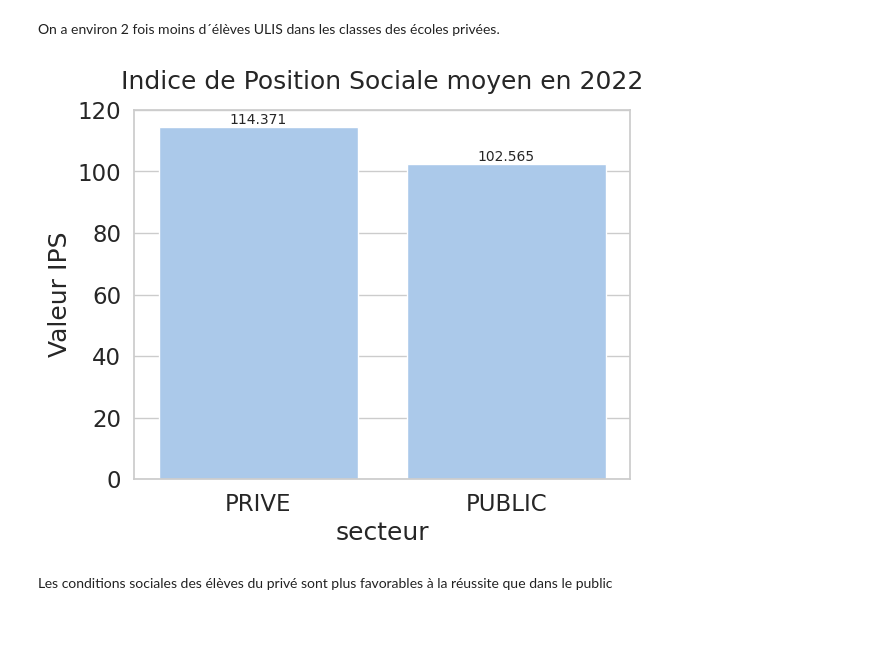
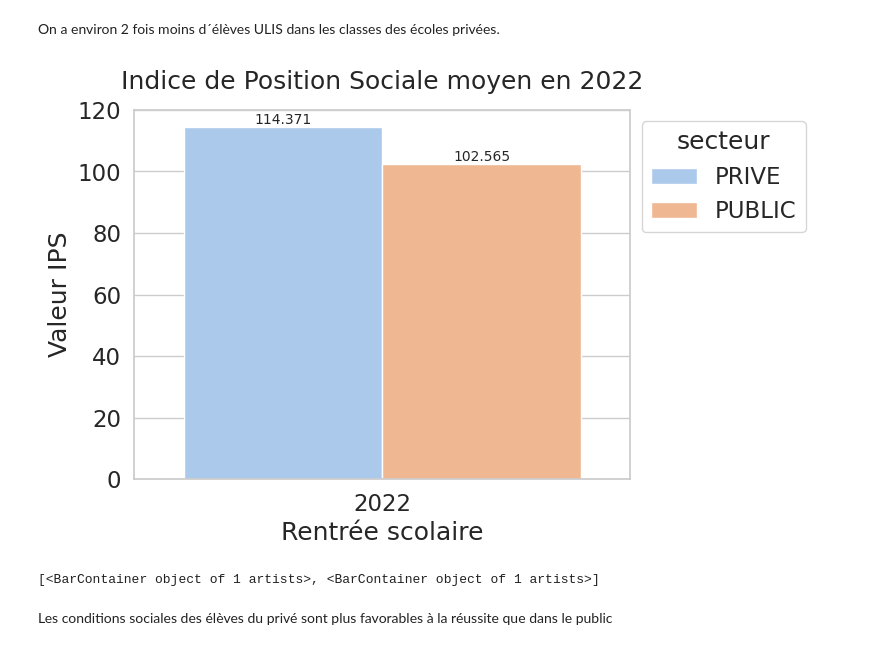
Before and after one commit to barrmath/data_educ, a Jupyter notebook: Analyse finale.ipynb, the cells around one changed output. Drawn from its saved outputs; the diff is of its cells as text; code cells hidden in the pictures.

Commit message:
prep_lycee modifier pour avoir un meilleur nom de serie + ajout de graphe dans analyse

```diff
--- a/Analyse finale.ipynb
+++ b/Analyse finale.ipynb
@@ -100,14 +97,18 @@ plt.show()
 On a environ 2 fois moins d´élèves ULIS dans les classes des écoles privées.
 # %%
 fig,ax = plt.subplots()
-sns.barplot(data=ecole,x='secteur', y="IPS",ax=ax,estimator="mean",errorbar=None)
+sns.barplot(data=ecole[ecole['Rentrée scolaire']>2021],x='Rentrée scolaire', y="IPS",hue='secteur',ax=ax,estimator="mean",errorbar=None)
 ax.set_title("Indice de Position Sociale moyen en 2022",pad=15)
 ax.set_ylabel("Valeur IPS")
 ax.bar_label(ax.containers[0], fontsize=10)
+ax.bar_label(ax.containers[1], fontsize=10)
+sns.move_legend(ax, "upper left", bbox_to_anchor=(1, 1))
 ax.set_ylim(0)
 plt.show()
+print(ax.containers)
 # %% [output]
-[figure, old version]
+[figure, new version]
+[<BarContainer object of 1 artists>, <BarContainer object of 1 artists>]
 # %% [markdown]
 Les conditions sociales des élèves du privé sont plus favorables à la réussite que dans le public<br>
 # %% [markdown]
```
Also changed, not shown: parts of 11 cells of this notebook, 1 other file.
